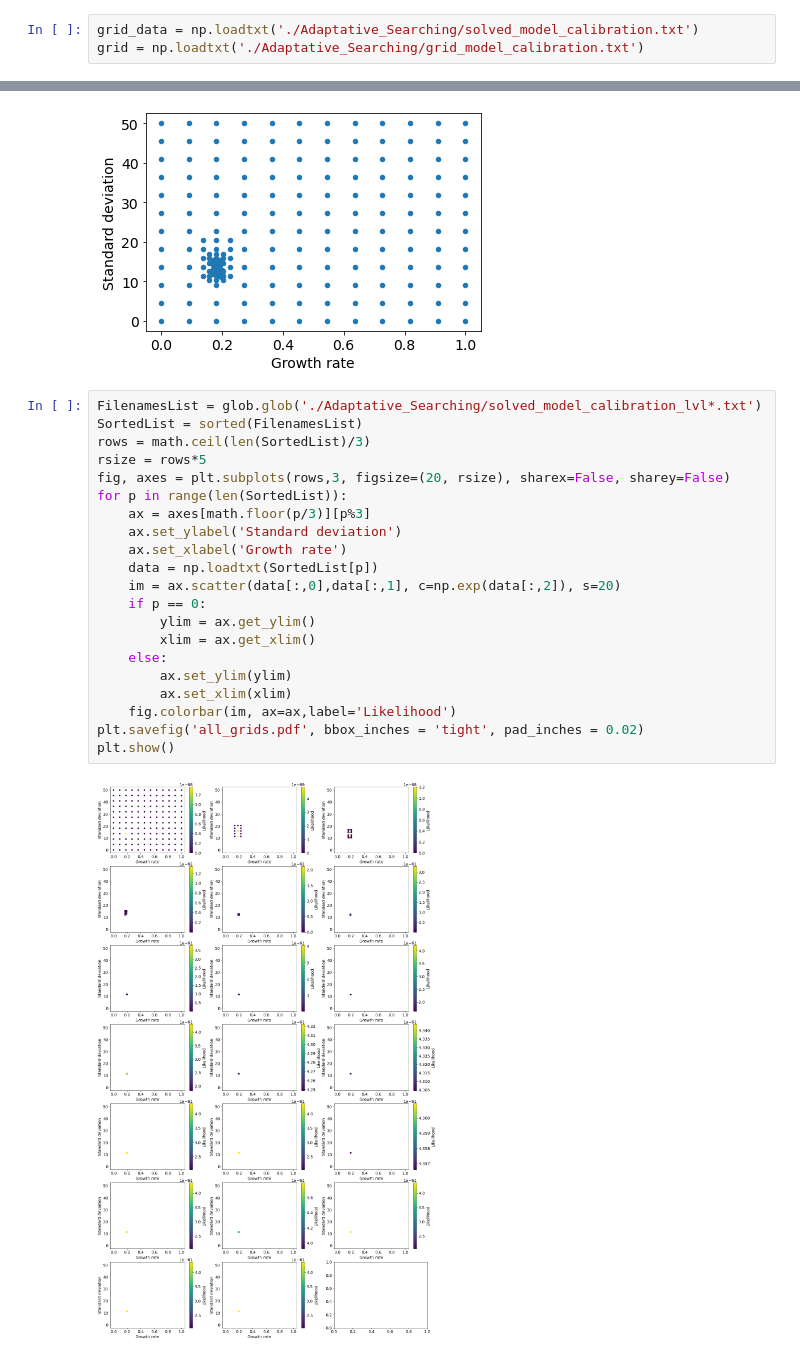
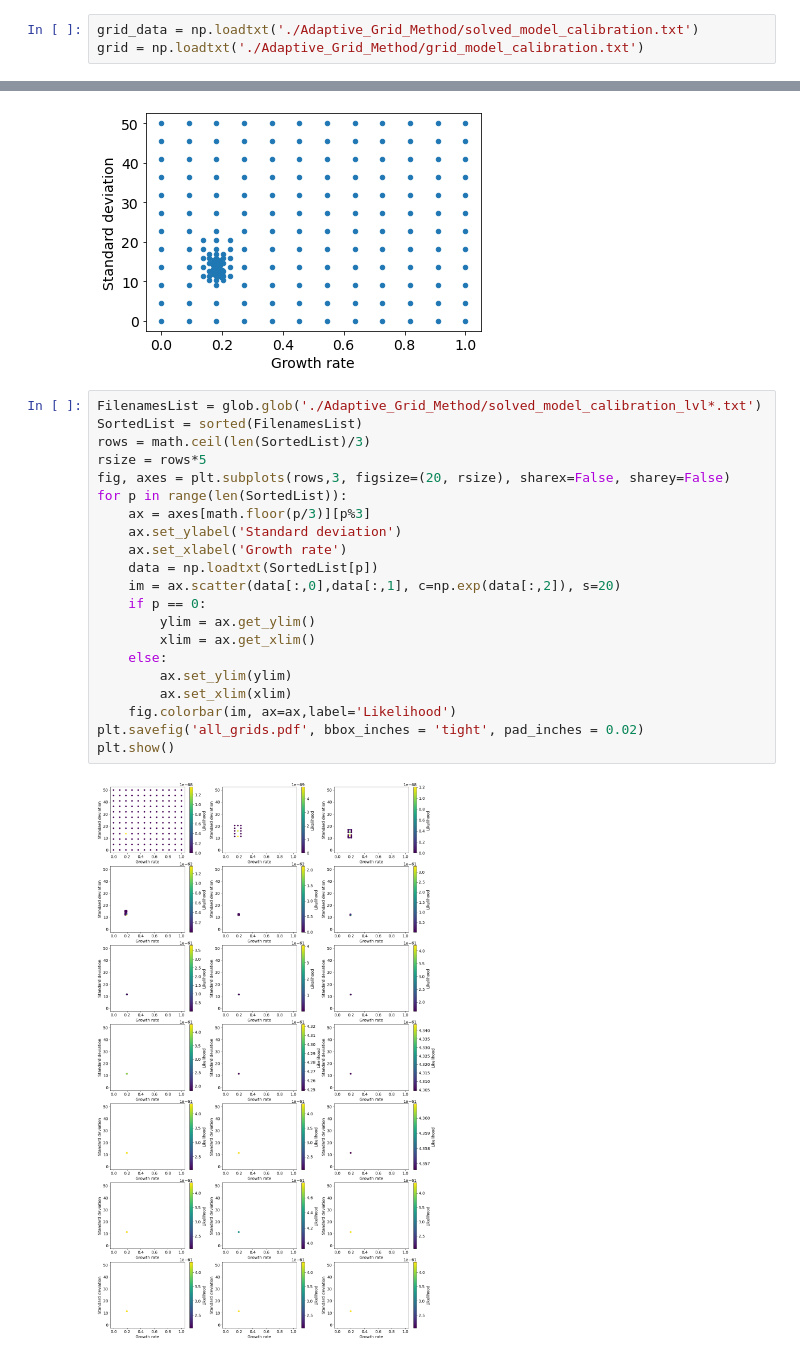
Before and after one commit to Ernesto-Lima/GiantABM, a Jupyter notebook: checking_2d_grid.ipynb, the cells around one changed output, grey strips where cells are left out. Drawn from its saved outputs; the diff is of its cells as text.

Commit message:
Parallel Adaptive Grid Method

```diff
--- a/checking_2d_grid.ipynb
+++ b/checking_2d_grid.ipynb
@@ -8,8 +8,8 @@ import math
 from IPython.display import display, Math
 plt.rcParams['font.size'] = '14'
 # %%
-grid_data = np.loadtxt('./Adaptative_Searching/solved_model_calibration.txt')
-grid = np.loadtxt('./Adaptative_Searching/grid_model_calibration.txt')
+grid_data = np.loadtxt('./Adaptive_Grid_Method/solved_model_calibration.txt')
+grid = np.loadtxt('./Adaptive_Grid_Method/grid_model_calibration.txt')
 # %%
 fig, ax = plt.subplots()
 ax.set_ylabel('Standard deviation')
@@ -31,25 +71,25 @@ plt.show()
 # %% [output]
 [figure]
 # %%
-FilenamesList = glob.glob('./Adaptative_Searching/solved_model_calibration_lvl*.txt')
+FilenamesList = glob.glob('./Adaptive_Grid_Method/solved_model_calibration_lvl*.txt')
 SortedList = sorted(FilenamesList)
 rows = math.ceil(len(SortedList)/3)
 rsize = rows*5
 fig, axes = plt.subplots(rows,3, figsize=(20, rsize), sharex=False, sharey=False)
 for p in range(len(SortedList)):
     ax = axes[math.floor(p/3)][p%3]
     ax.set_ylabel('Standard deviation')
     ax.set_xlabel('Growth rate')
     data = np.loadtxt(SortedList[p])
     im = ax.scatter(data[:,0],data[:,1], c=np.exp(data[:,2]), s=20)
     if p == 0:
         ylim = ax.get_ylim()
         xlim = ax.get_xlim()
     else:
         ax.set_ylim(ylim)
         ax.set_xlim(xlim)
     fig.colorbar(im, ax=ax,label='Likelihood')
 plt.savefig('all_grids.pdf', bbox_inches = 'tight', pad_inches = 0.02)
 plt.show()
 # %% [output]
-[figure, old version]
+[figure, new version]
```
Also changed, not shown: parts of 3 cells of this notebook, 18 other files.
